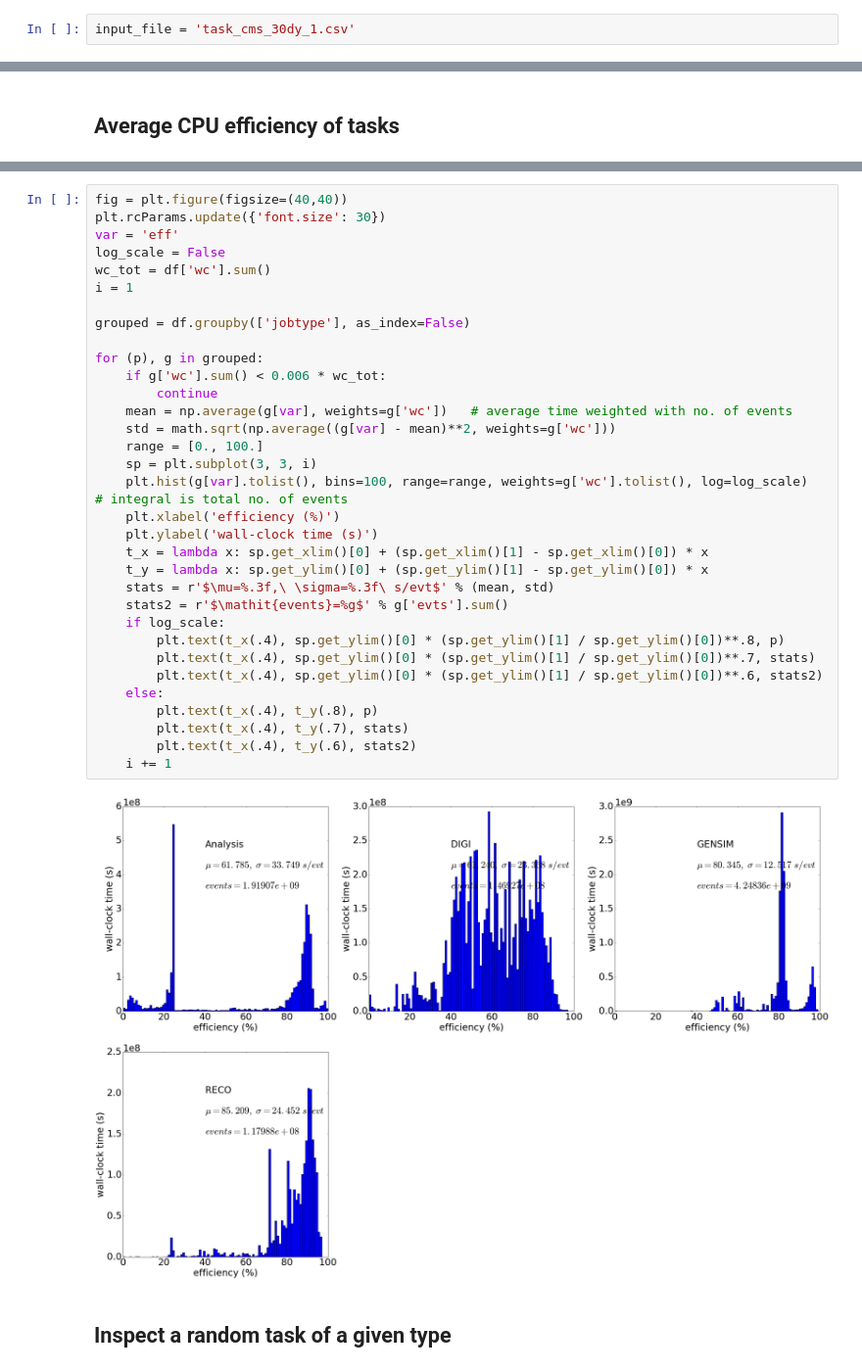
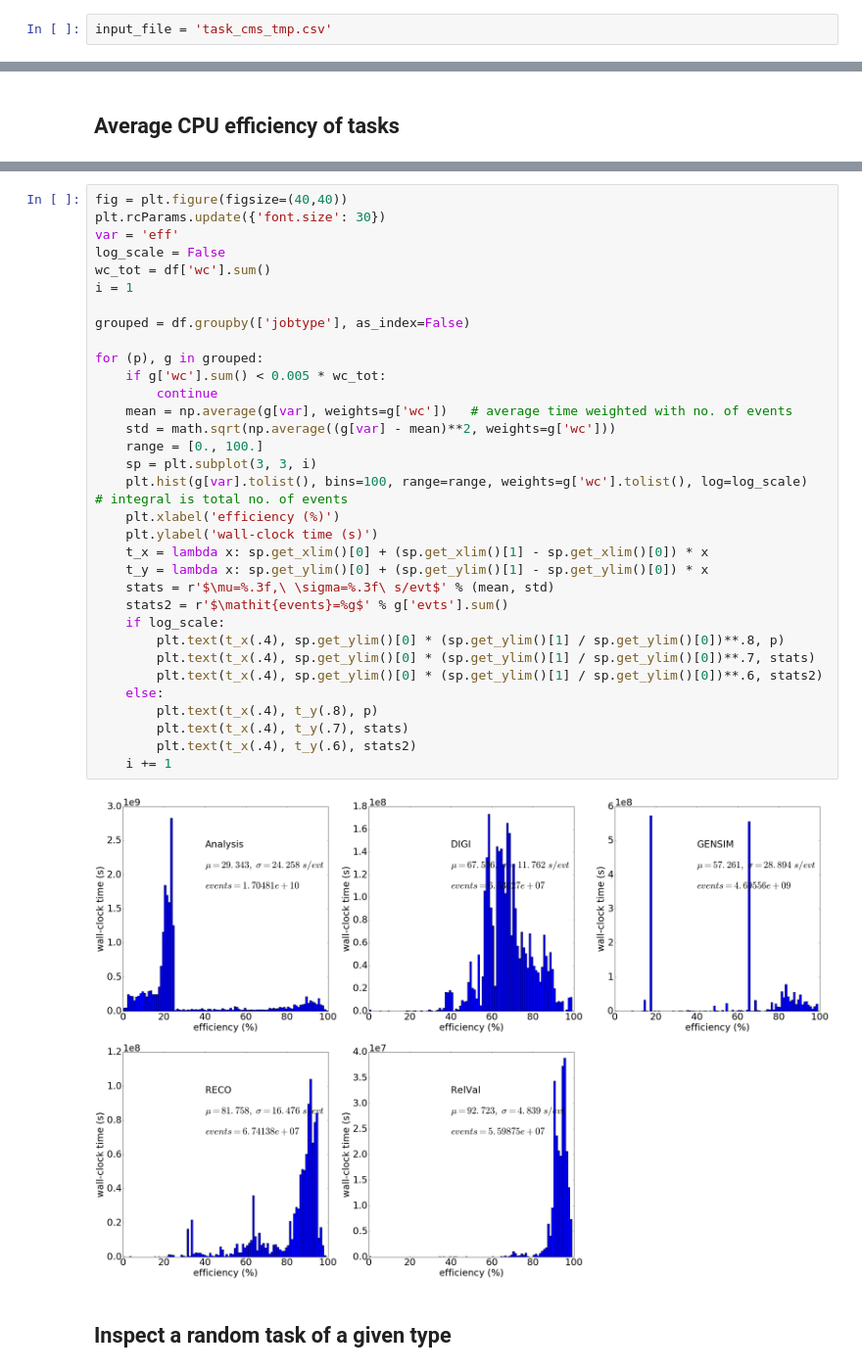
Before and after one commit to sciaba/ATLAS-CPU-time-analysis, a Jupyter notebook: Notebooks/CMS job analysis.ipynb, the cells around one changed output, grey strips where cells are left out. Shown at 98% size. Cells and saved outputs as stored; diff of their text form.

```diff
--- a/Notebooks/CMS job analysis.ipynb
+++ b/Notebooks/CMS job analysis.ipynb
@@ -558,7 +555,7 @@ with open(output_file, 'w') as f:
                                     b6['15']['value']           # output data rate (MB/sec)
                                     ])
 # %%
-input_file = 'task_cms_30dy_1.csv'
+input_file = 'task_cms_tmp.csv'
 # %%
 df = pd.read_csv(input_file, dtype={'cpu_n': 'float'}, low_memory=False)
 # %%
@@ -714,35 +716,35 @@ plt.rcParams.update({'font.size': 30})
 var = 'eff'
 log_scale = False
 wc_tot = df['wc'].sum()
 i = 1
 
 grouped = df.groupby(['jobtype'], as_index=False)
 
 for (p), g in grouped:
-    if g['wc'].sum() < 0.006 * wc_tot:
+    if g['wc'].sum() < 0.005 * wc_tot:
         continue
     mean = np.average(g[var], weights=g['wc'])   # average time weighted with no. of events
     std = math.sqrt(np.average((g[var] - mean)**2, weights=g['wc']))
     range = [0., 100.]
     sp = plt.subplot(3, 3, i)
     plt.hist(g[var].tolist(), bins=100, range=range, weights=g['wc'].tolist(), log=log_scale)   # integral is total no. of events
     plt.xlabel('efficiency (%)')
     plt.ylabel('wall-clock time (s)')
     t_x = lambda x: sp.get_xlim()[0] + (sp.get_xlim()[1] - sp.get_xlim()[0]) * x
     t_y = lambda x: sp.get_ylim()[0] + (sp.get_ylim()[1] - sp.get_ylim()[0]) * x
     stats = r'$\mu=%.3f,\ \sigma=%.3f\ s/evt$' % (mean, std)
     stats2 = r'$\mathit{events}=%g$' % g['evts'].sum()
     if log_scale:
         plt.text(t_x(.4), sp.get_ylim()[0] * (sp.get_ylim()[1] / sp.get_ylim()[0])**.8, p)
         plt.text(t_x(.4), sp.get_ylim()[0] * (sp.get_ylim()[1] / sp.get_ylim()[0])**.7, stats)
         plt.text(t_x(.4), sp.get_ylim()[0] * (sp.get_ylim()[1] / sp.get_ylim()[0])**.6, stats2)
     else:
         plt.text(t_x(.4), t_y(.8), p)
         plt.text(t_x(.4), t_y(.7), stats)
         plt.text(t_x(.4), t_y(.6), stats2)
     i += 1
 # %% [output]
-[figure, old version]
+[figure, new version]
 # %% [markdown]
 ## Inspect a random task of a given type
 # %%
```
Also changed, not shown: parts of 13 cells of this notebook, 3 other files.
